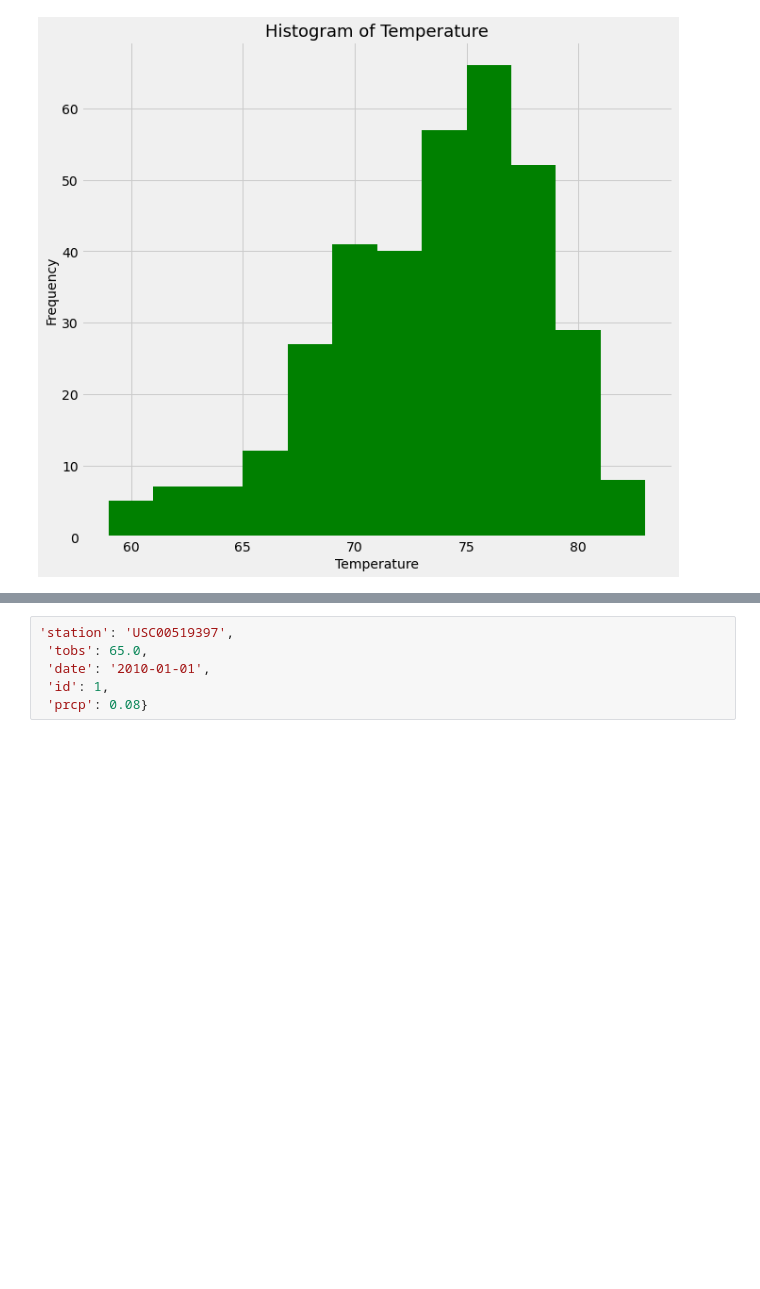
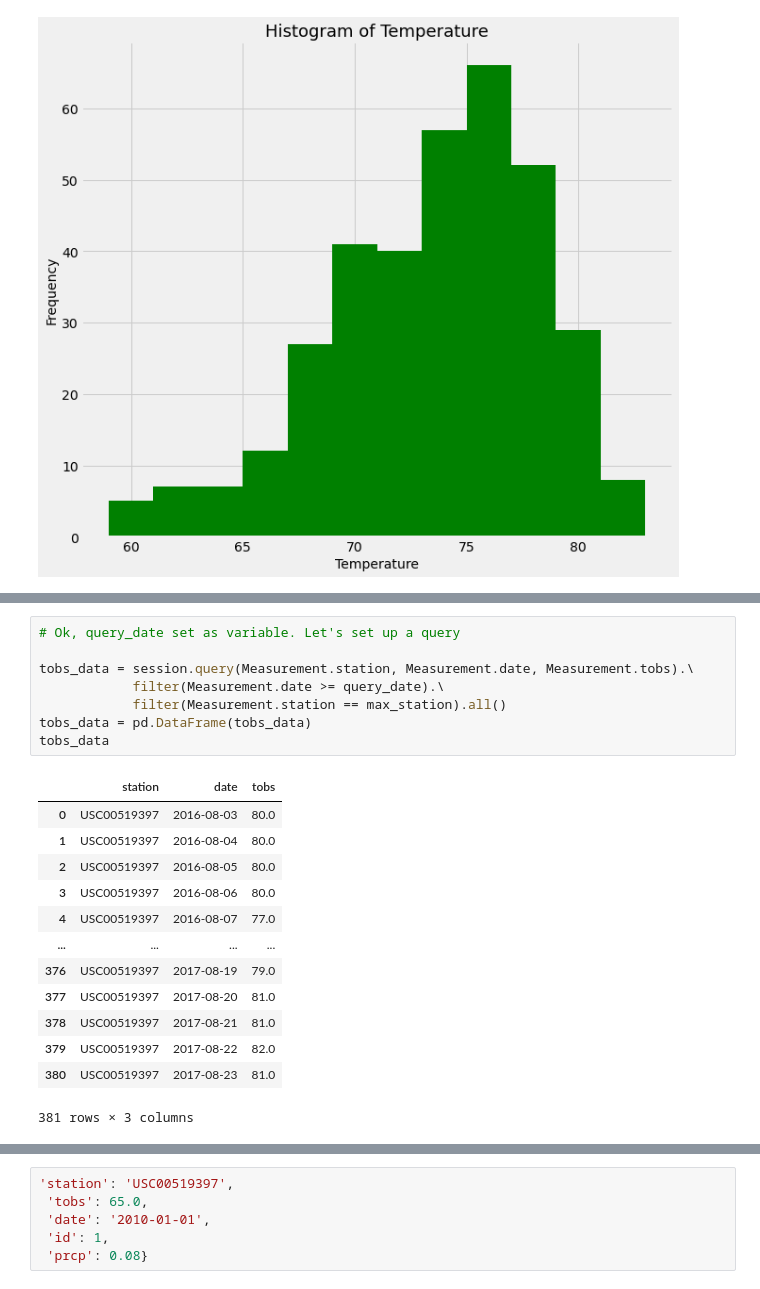
Before and after one commit to mel-c-lowe/SQLAlchemy_Challenge, a Jupyter notebook: SQL_Alchemy_Homework.ipynb, the cells around one changed output, grey strips where cells are left out. Saved outputs shown, nothing was run; the diff lists cells and outputs as text; blank space fills up the shorter version.

```diff
--- a/SQL_Alchemy_Homework.ipynb
+++ b/SQL_Alchemy_Homework.ipynb
@@ -231,0 +259,22 @@ plt.show()
+# %%
+# Ok, query_date set as variable. Let's set up a query
+
+tobs_data = session.query(Measurement.station, Measurement.date, Measurement.tobs).\
+            filter(Measurement.date >= query_date).\
+            filter(Measurement.station == max_station).all()
+tobs_data = pd.DataFrame(tobs_data)
+tobs_data
+# %% [output]
+|  | station | date | tobs |
+| 0 | USC00519397 | 2016-08-03 | 80.0 |
+| 1 | USC00519397 | 2016-08-04 | 80.0 |
+| 2 | USC00519397 | 2016-08-05 | 80.0 |
+| 3 | USC00519397 | 2016-08-06 | 80.0 |
+| 4 | USC00519397 | 2016-08-07 | 77.0 |
+| ... | ... | ... | ... |
+| 376 | USC00519397 | 2017-08-19 | 79.0 |
+| 377 | USC00519397 | 2017-08-20 | 81.0 |
+| 378 | USC00519397 | 2017-08-21 | 81.0 |
+| 379 | USC00519397 | 2017-08-22 | 82.0 |
+| 380 | USC00519397 | 2017-08-23 | 81.0 |
+381 rows × 3 columns
```
Also changed, not shown: parts of 6 cells of this notebook, 1 other file.
